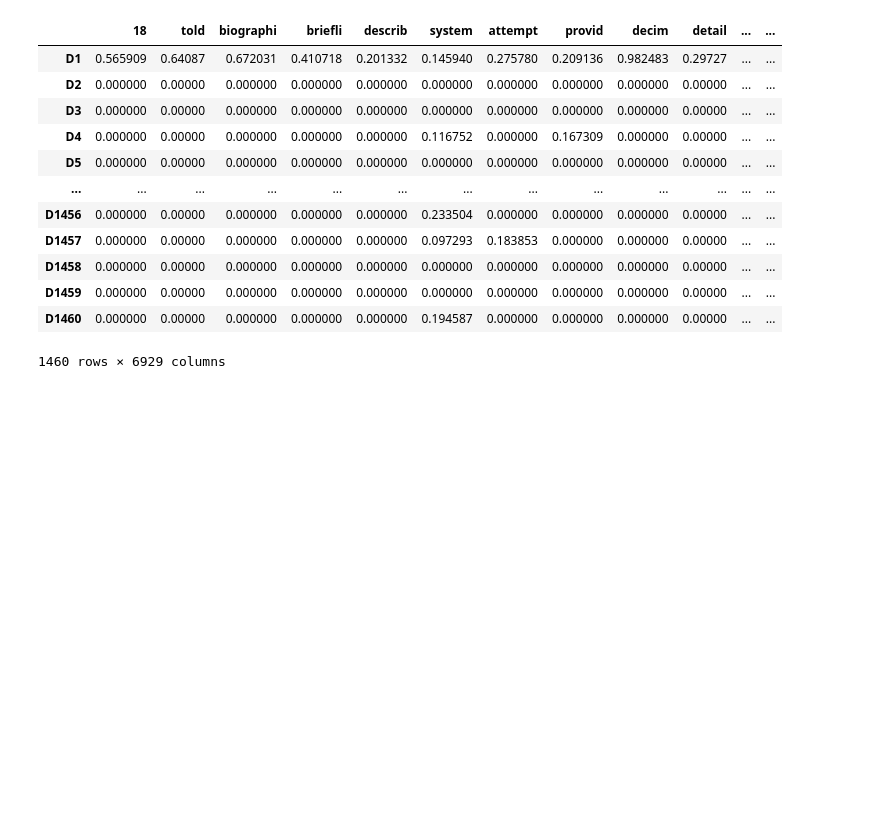
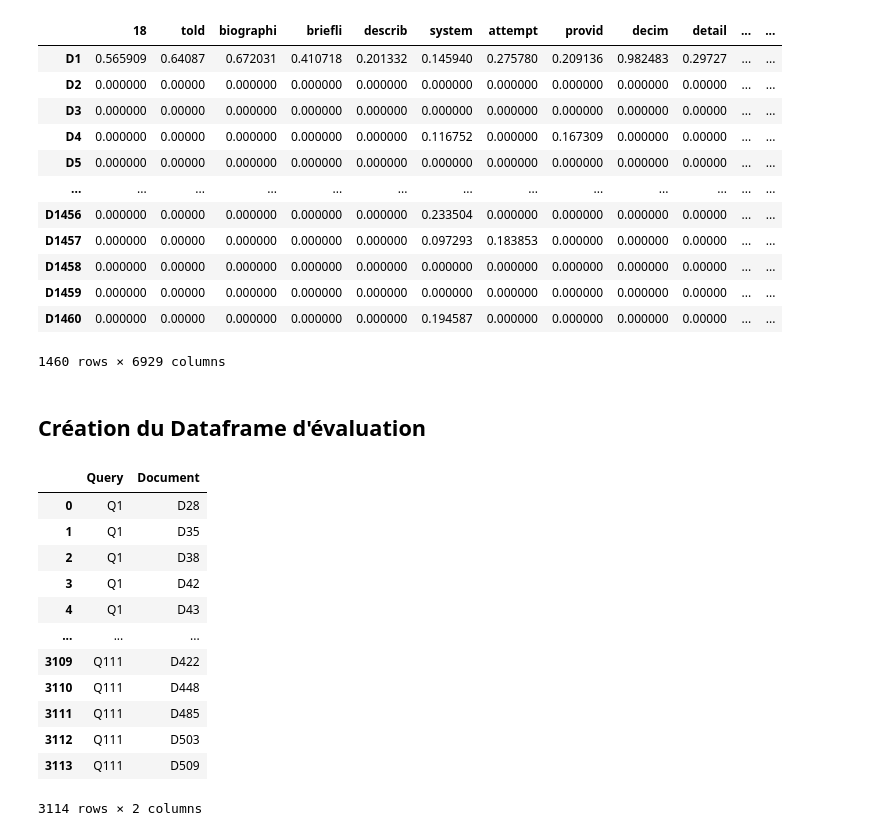
Before and after one commit to IliesChibane/Intelligent-Information-retrieval-System, a Jupyter notebook: Notebook/preparation_des_dataset.ipynb, the cells around one changed output. Drawn from its saved outputs; the diff is of its cells as text; code cells hidden in the pictures; blank space fills up the shorter version.

```diff
--- a/Notebook/preparation_des_dataset.ipynb
+++ b/Notebook/preparation_des_dataset.ipynb
@@ -376,3 +380,32 @@ df
 | D1459 | 0.000000 | 0.00000 | 0.000000 | 0.000000 | 0.000000 | 0.000000 | 0.000000 | 0.000000 | 0.000000 | 0.00000 | ... | ... |
 | D1460 | 0.000000 | 0.00000 | 0.000000 | 0.000000 | 0.000000 | 0.194587 | 0.000000 | 0.000000 | 0.000000 | 0.00000 | ... | ... |
 1460 rows × 6929 columns
+# %% [markdown]
+## Création du Dataframe d'évaluation
+# %%
+eval_content = open("../cisi/CISI.REL").read()
+rows = eval_content.split("\n")
+eval_df = []
+for row in rows:
+    temp_vals = row.split("\t")[0].strip()
+    vals = temp_vals.split(" ")
+    while "" in vals:
+        vals.remove("")
+    if len(vals) == 2: eval_df.append(["Q"+vals[0], "D"+vals[1]])
+eval_df = pd.DataFrame(eval_df, columns = ["Query","Document"])
+eval_df.to_csv("../evaluation.csv")
+eval_df
+# %% [output]
+|  | Query | Document |
+| 0 | Q1 | D28 |
+| 1 | Q1 | D35 |
+| 2 | Q1 | D38 |
+| 3 | Q1 | D42 |
+| 4 | Q1 | D43 |
+| ... | ... | ... |
+| 3109 | Q111 | D422 |
+| 3110 | Q111 | D448 |
+| 3111 | Q111 | D485 |
+| 3112 | Q111 | D503 |
+| 3113 | Q111 | D509 |
+3114 rows × 2 columns
```
Also changed, not shown: parts of 4 cells of this notebook.
